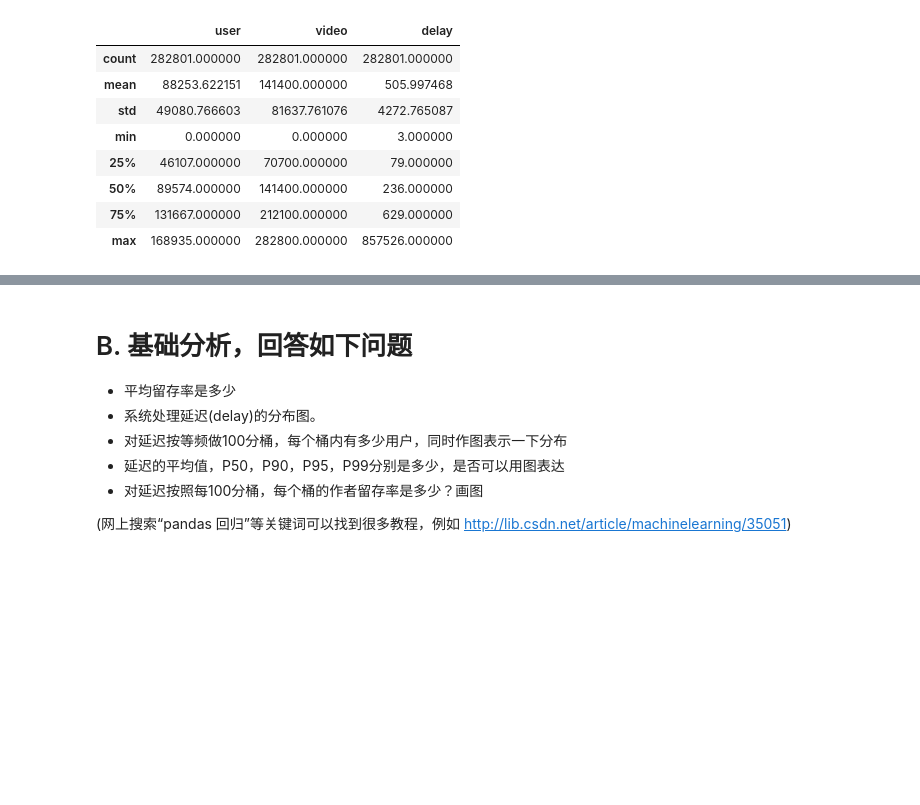
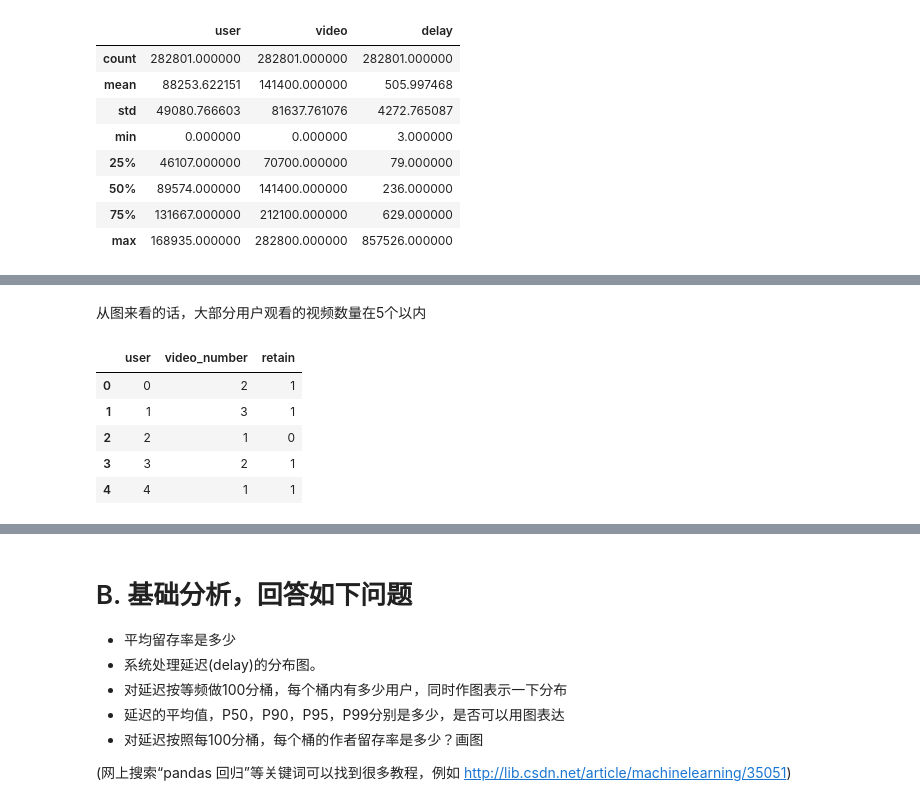
Before and after one commit to guo-sc/LearnAI, a Jupyter notebook: Course/Week03_Matplotlib&Seaborn/第三周线下/Question-Correlation-Analysis-solution.ipynb, the cells around one changed output, grey strips where cells are left out. Cells and saved outputs as stored; diff of their text form; code cells hidden in the pictures; blank space fills up the shorter version.

```diff
--- a/Course/Week03_Matplotlib&Seaborn/第三周线下/Question-Correlation-Analysis-solution.ipynb
+++ b/Course/Week03_Matplotlib&Seaborn/第三周线下/Question-Correlation-Analysis-solution.ipynb
@@ -116,0 +97,15 @@ sns.relplot(x = "video",y="rate_retain",data=df3)
+# %% [markdown]
+ 从图来看的话，大部分用户观看的视频数量在5个以内
+# %%
+#用户看视频的个数和留存的关系（统计和画图）
+
+# 把表格合并
+df1 = pd.merge(df,retain,on="user")
+df1.head()
+# %% [output]
+|  | user | video_number | retain |
+| 0 | 0 | 2 | 1 |
+| 1 | 1 | 3 | 1 |
+| 2 | 2 | 1 | 0 |
+| 3 | 3 | 2 | 1 |
+| 4 | 4 | 1 | 1 |
```
Also changed, not shown: parts of 15 cells of this notebook, 24 other files.
